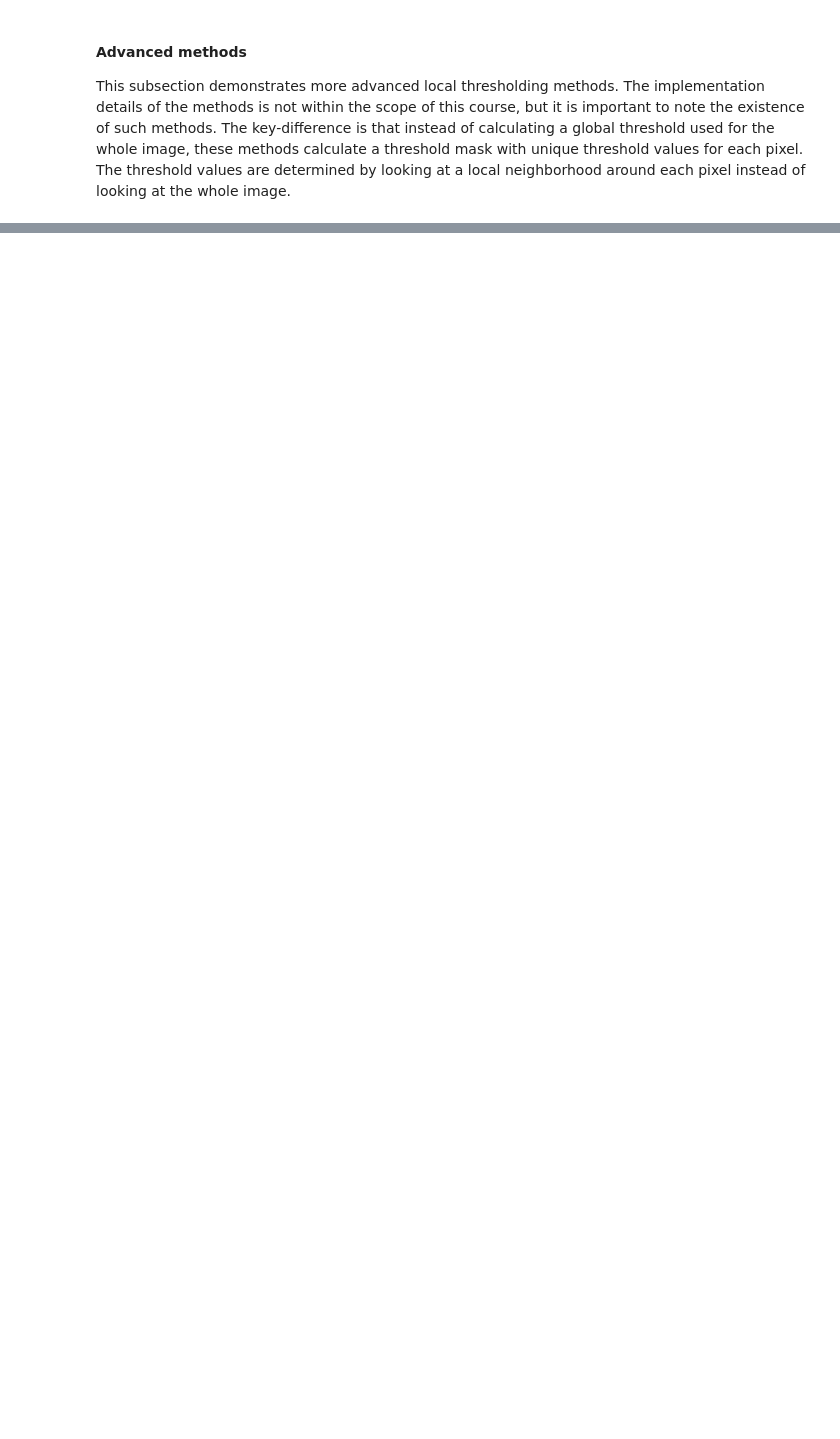
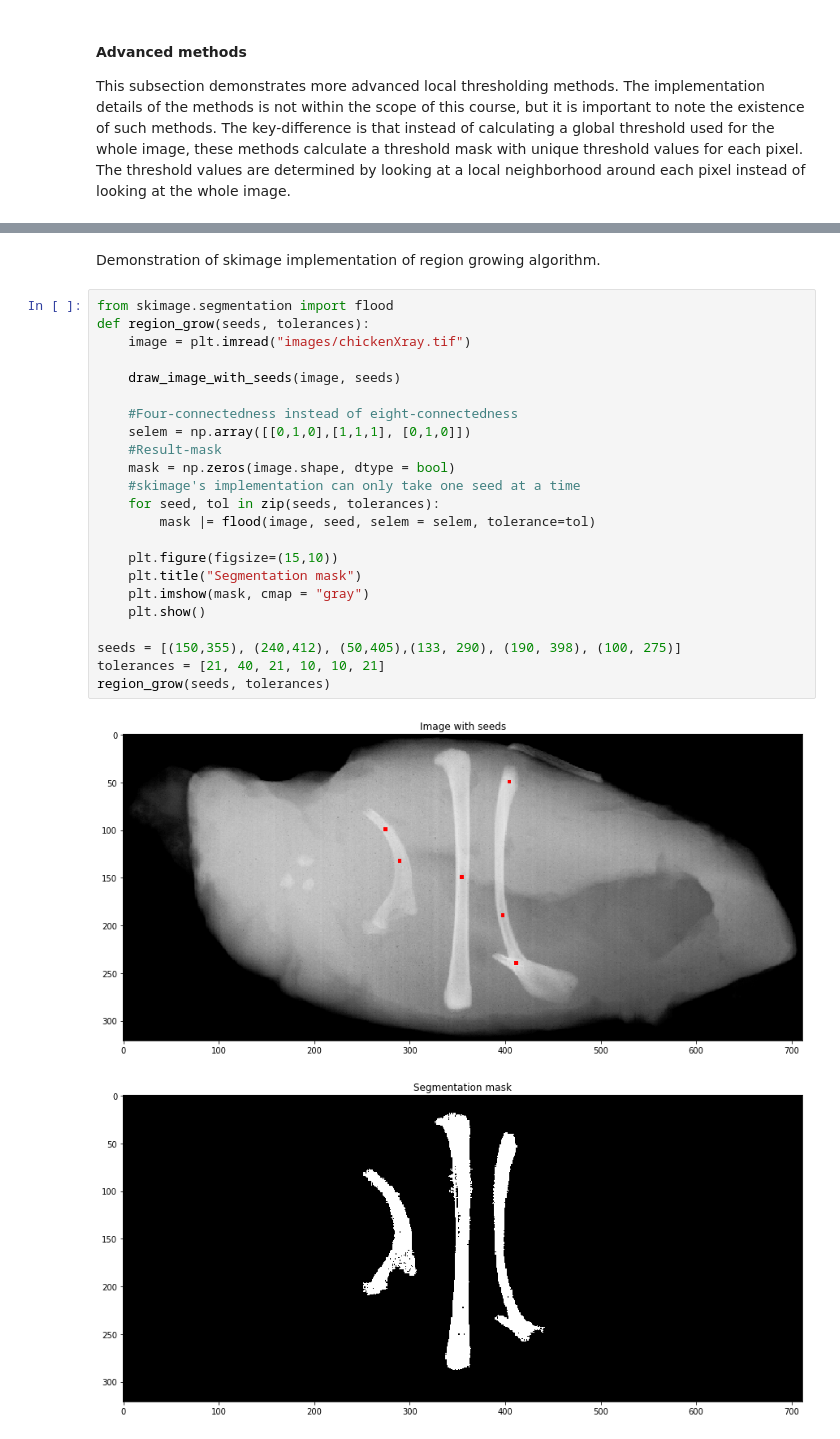
Before and after one commit to ErlingLie/TDT4195-Material, a Jupyter notebook: Segmentation.ipynb, the cells around one changed output, grey strips where cells are left out. Saved outputs shown, nothing was run; the diff lists cells and outputs as text; blank space fills up the shorter version.

```diff
--- a/Segmentation.ipynb
+++ b/Segmentation.ipynb
@@ -830,0 +856,28 @@ plt.show()
+# %% [markdown]
+Demonstration of skimage implementation of region growing algorithm.
+# %%
+from skimage.segmentation import flood
+def region_grow(seeds, tolerances):
+    image = plt.imread("images/chickenXray.tif")
+
+    draw_image_with_seeds(image, seeds)
+
+    #Four-connectedness instead of eight-connectedness
+    selem = np.array([[0,1,0],[1,1,1], [0,1,0]])
+    #Result-mask
+    mask = np.zeros(image.shape, dtype = bool)
+    #skimage's implementation can only take one seed at a time
+    for seed, tol in zip(seeds, tolerances):
+        mask |= flood(image, seed, selem = selem, tolerance=tol)
+
+    plt.figure(figsize=(15,10))
+    plt.title("Segmentation mask")
+    plt.imshow(mask, cmap = "gray")
+    plt.show()
+
+seeds = [(150,355), (240,412), (50,405),(133, 290), (190, 398), (100, 275)]
+tolerances = [21, 40, 21, 10, 10, 21]
+region_grow(seeds, tolerances)
+# %% [output]
+[figure, added]
+[figure, added]
```
Also changed, not shown: parts of 27 cells of this notebook.
